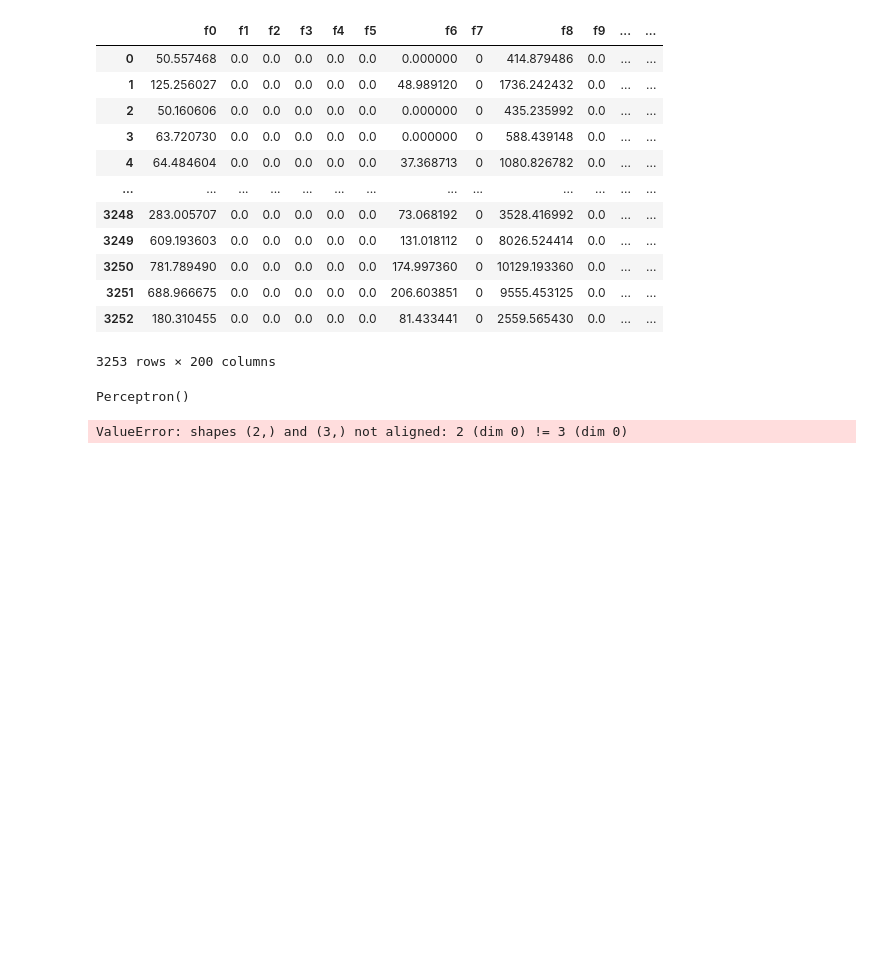
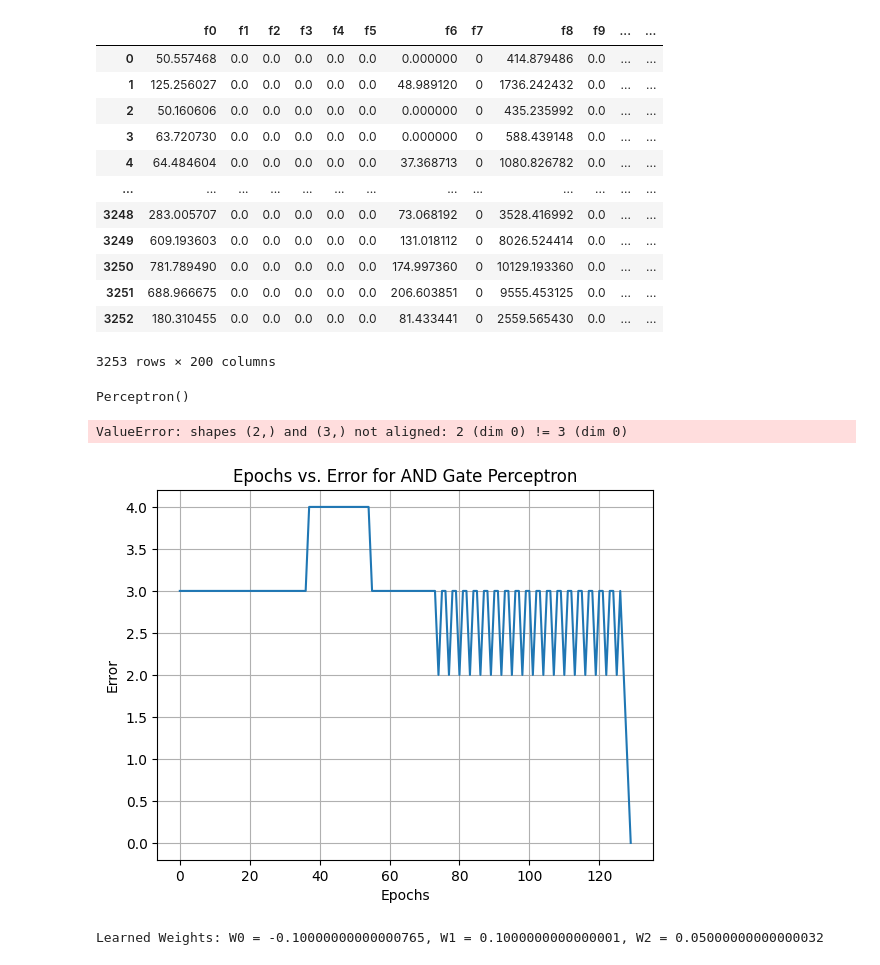
Before and after one commit to gnani43/mlassignment, a Jupyter notebook: lab5.ipynb, the cells around one changed output. Drawn from its saved outputs; the diff is of its cells as text; code cells hidden in the pictures; blank space fills up the shorter version.

Commit message:
assign

```diff
--- a/lab5.ipynb
+++ b/lab5.ipynb
@@ -96,3 +96,64 @@ plt.ylabel('Input 2')
 plt.show()
 # %% [output]
 ValueError: shapes (2,) and (3,) not aligned: 2 (dim 0) != 3 (dim 0)
+# %%
+import numpy as np
+import matplotlib.pyplot as plt
+#And gate truthtable
+# AND gate input
+X = np.array([[0, 0], [0, 1], [1, 0], [1, 1]])
+# AND gate output
+y = np.array([0, 0, 0, 1])
+
+# as given in the assignment weights and bias
+W0, W1, W2 = 10, 0.2, -0.75
+learning_rate = 0.05
+
+#  the function for step activation
+def step_activation(z):
+    return 1 if z >= 0 else 0
+
+epochs = 0
+errors = []
+
+while True:
+    error_sum = 0
+    for i in range(len(X)):
+        xi = X[i]
+        target = y[i]
+
+        # weighted sum
+        z = W0 + W1 * xi[0] + W2 * xi[1]
+
+        #  predicted output
+        predicted = step_activation(z)
+
+        #  the error
+        error = target - predicted
+        error_sum += error ** 2
+
+        # Update weights and bias
+        W0 += learning_rate * error
+        W1 += learning_rate * error * xi[0]
+        W2 += learning_rate * error * xi[1]
+
+    epochs += 1
+    errors.append(error_sum)
+
+    # Check for convergence condition or maximum epochs
+    if error_sum <= 0.002 or epochs >= 1000:
+        break
+
+# the Plot epochs vs. the error values
+plt.plot(range(epochs), errors)
+plt.xlabel('Epochs')
+plt.ylabel('Error')
+plt.title('Epochs vs. Error for AND Gate Perceptron')
+plt.grid(True)
+plt.show()
+
+# Printing the learned weights and bias
+print(f"Learned Weights: W0 = {W0}, W1 = {W1}, W2 = {W2}")
+# %% [output]
+[figure, added]
+Learned Weights: W0 = -0.10000000000000765, W1 = 0.1000000000000001, W2 = 0.05000000000000032
```
Also changed, not shown: parts of 1 cell of this notebook.
